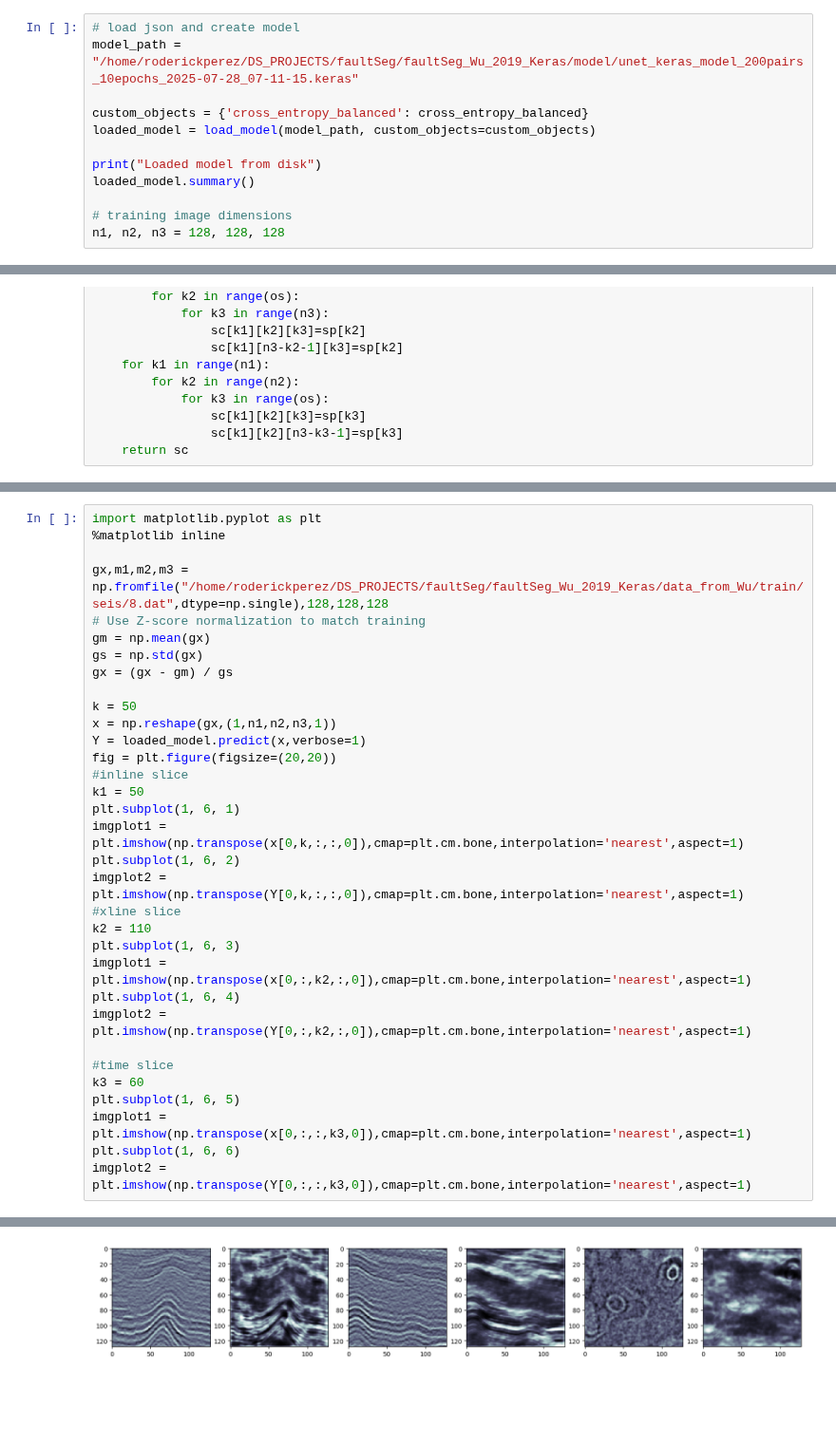
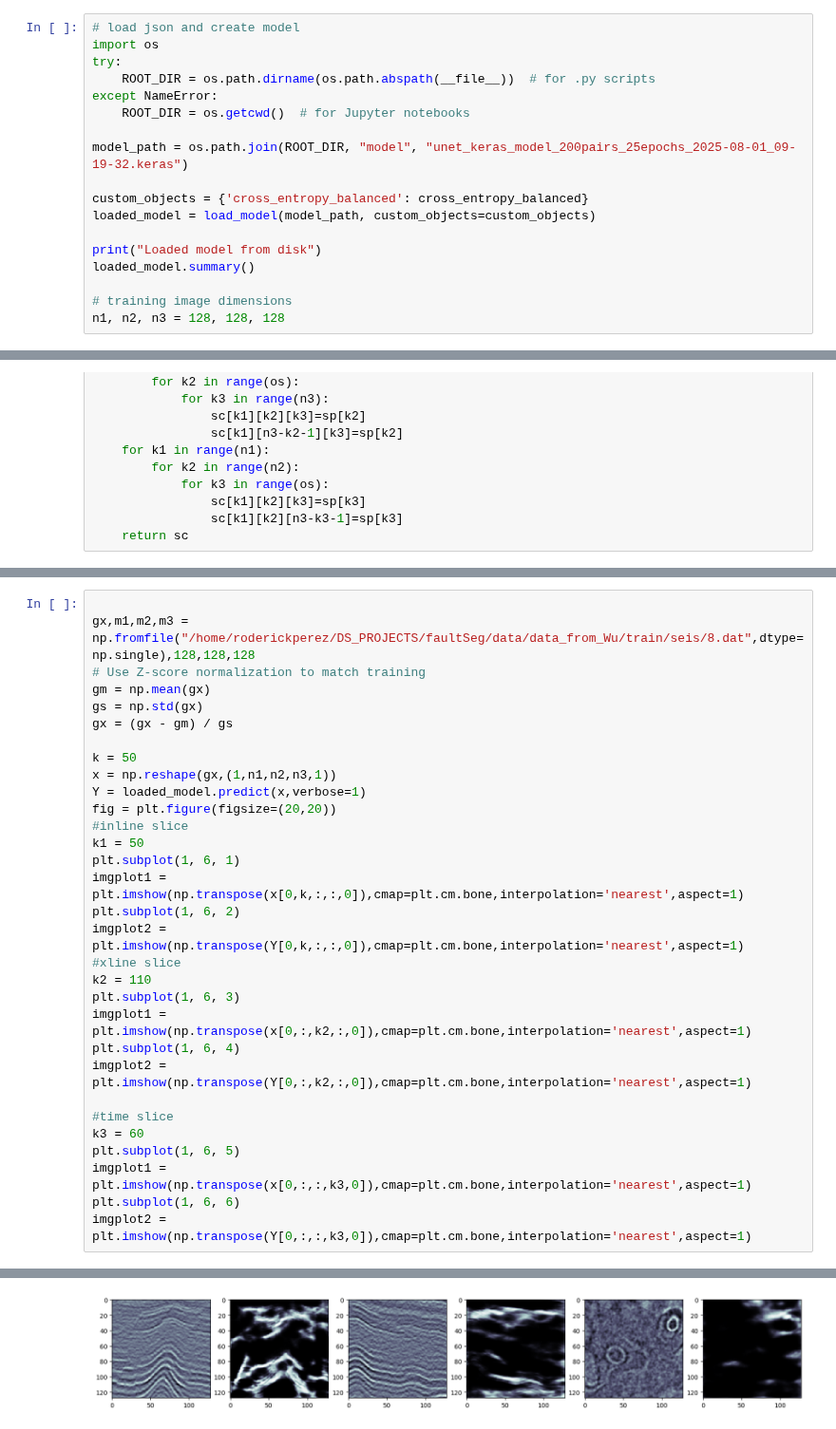
Before and after one commit to roderickperez/faultSeg_RPA, a Jupyter notebook: faultSeg_2019_keras_updated/prediction_keras.ipynb, the cells around one changed output, grey strips where cells are left out. Shown at 95% size. Drawn from its saved outputs; the diff is of its cells as text; blank space fills up the shorter version.

```diff
--- a/faultSeg_2019_keras_updated/prediction_keras.ipynb
+++ b/faultSeg_2019_keras_updated/prediction_keras.ipynb
@@ -19,7 +24,13 @@ W0000 00:00:1753752211.532078  139318 computation_placer.cc:177] computation pla
 To enable the following instructions: AVX2 FMA, in other operations, rebuild TensorFlow with the appropriate compiler flags.
 # %%
 # load json and create model
-model_path = "/home/roderickperez/DS_PROJECTS/faultSeg/faultSeg_Wu_2019_Keras/model/unet_keras_model_200pairs_10epochs_2025-07-28_07-11-15.keras"
+import os
+try:
+    ROOT_DIR = os.path.dirname(os.path.abspath(__file__))  # for .py scripts
+except NameError:
+    ROOT_DIR = os.getcwd()  # for Jupyter notebooks
+
+model_path = os.path.join(ROOT_DIR, "model", "unet_keras_model_200pairs_25epochs_2025-08-01_09-19-32.keras")
 
 custom_objects = {'cross_entropy_balanced': cross_entropy_balanced}
 loaded_model = load_model(model_path, custom_objects=custom_objects)
@@ -86,8 +96,6 @@ prediction test on a training image
 # %%
-import matplotlib.pyplot as plt
-%matplotlib inline
 
-gx,m1,m2,m3 = np.fromfile("/home/roderickperez/DS_PROJECTS/faultSeg/faultSeg_Wu_2019_Keras/data_from_Wu/train/seis/8.dat",dtype=np.single),128,128,128
+gx,m1,m2,m3 = np.fromfile("/home/roderickperez/DS_PROJECTS/faultSeg/data/data_from_Wu/train/seis/8.dat",dtype=np.single),128,128,128
 # Use Z-score normalization to match training
 gm = np.mean(gx)
 gs = np.std(gx)
@@ -133,2 +148,2 @@ I0000 00:00:1753752220.641803  139471 device_compiler.h:188] Compiled cluster us
-[figure, old version]
+[figure, new version]
 # %% [markdown]
```
Also changed, not shown: parts of 7 cells of this notebook, 6 other files.
